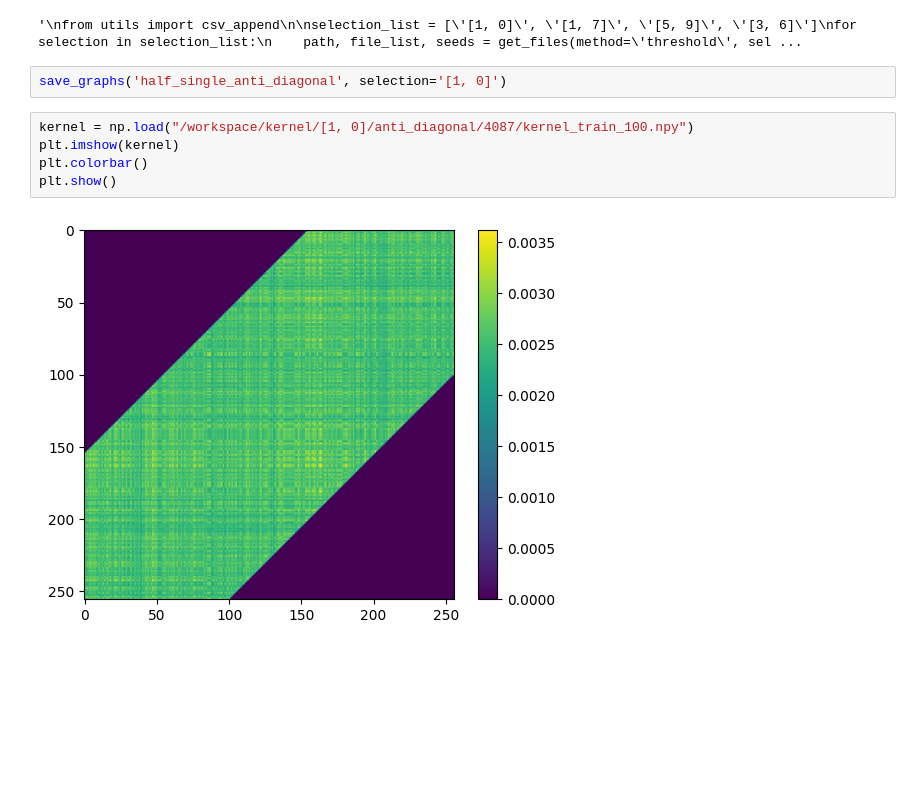
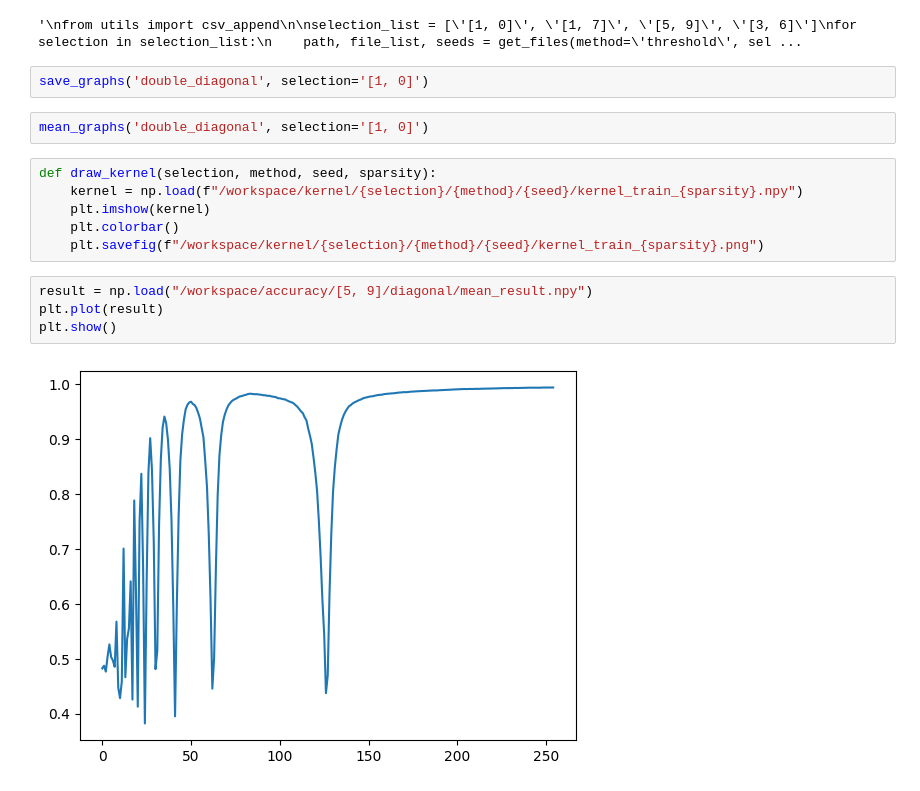
Before and after one commit to PVNkT/Quantum_NTK, a Jupyter notebook: make_graph.ipynb, the cells around one changed output. Saved outputs shown, nothing was run; the diff lists cells and outputs as text; blank space fills up the shorter version.

Commit message:
add kernel graphics

```diff
--- a/make_graph.ipynb
+++ b/make_graph.ipynb
@@ -227,11 +213,18 @@ for selection in selection_list:
 # %% [output]
 '\nfrom utils import csv_append\n\nselection_list = [\'[1, 0]\', \'[1, 7]\', \'[5, 9]\', \'[3, 6]\']\nfor selection in selection_list:\n    path, file_list, seeds = get_files(method=\'threshold\', sel ...
 # %%
-save_graphs('half_single_anti_diagonal', selection='[1, 0]')
+save_graphs('double_diagonal', selection='[1, 0]')
-# %%
-kernel = np.load("/workspace/kernel/[1, 0]/anti_diagonal/4087/kernel_train_100.npy")
-plt.imshow(kernel)
-plt.colorbar()
-plt.show()
-# %% [output]
-[figure, removed]
+# %%
+mean_graphs('double_diagonal', selection='[1, 0]')
+# %%
+def draw_kernel(selection, method, seed, sparsity):
+    kernel = np.load(f"/workspace/kernel/{selection}/{method}/{seed}/kernel_train_{sparsity}.npy")
+    plt.imshow(kernel)
+    plt.colorbar()
+    plt.savefig(f"/workspace/kernel/{selection}/{method}/{seed}/kernel_train_{sparsity}.png")
+# %%
+result = np.load("/workspace/accuracy/[5, 9]/diagonal/mean_result.npy")
+plt.plot(result)
+plt.show()
+# %% [output]
+[figure, added]
```
Also changed, not shown: parts of 9 cells of this notebook, 1 other file.
